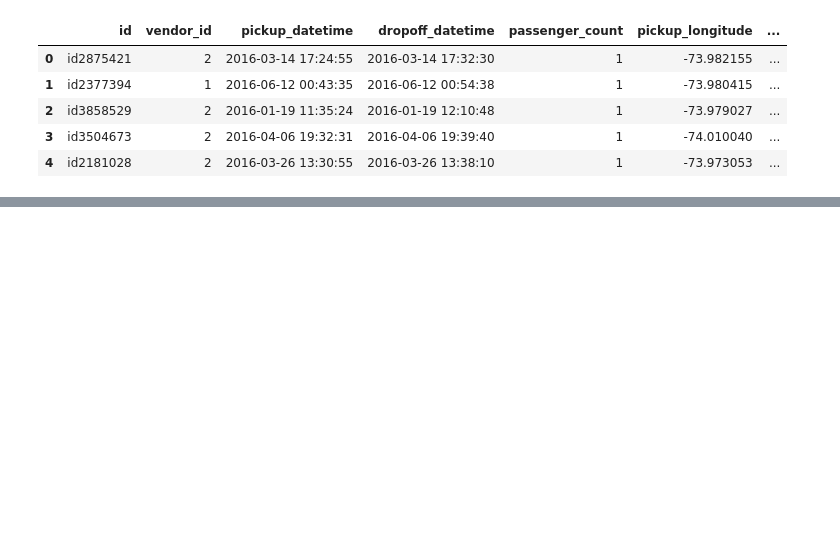
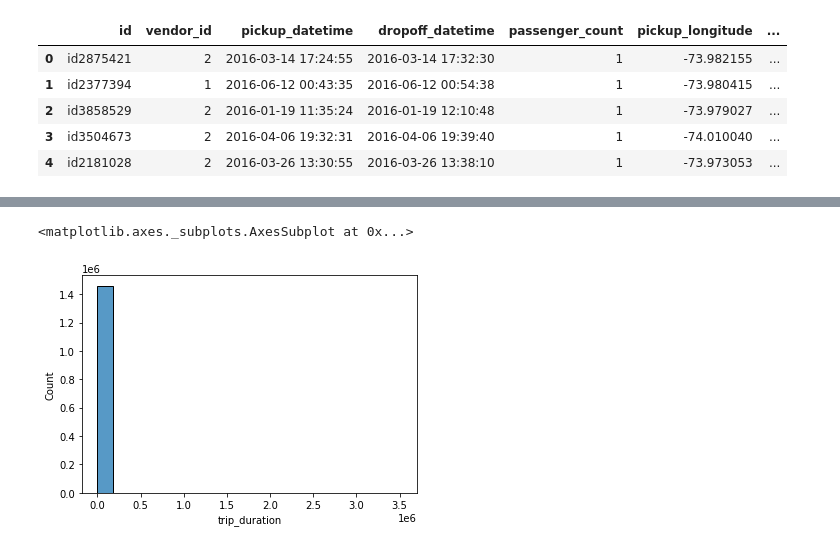
Before and after one commit to farhanraza200001/NYC-taxi-trip-time-prediction, a Jupyter notebook: NYC_Taxi_Trip_Time_Prediction_Capstone_Project.ipynb, the cells around one changed output, grey strips where cells are left out. Cells and saved outputs as stored; diff of their text form; code cells hidden in the pictures; blank space fills up the shorter version.

```diff
--- a/NYC_Taxi_Trip_Time_Prediction_Capstone_Project.ipynb
+++ b/NYC_Taxi_Trip_Time_Prediction_Capstone_Project.ipynb
@@ -36,2 +57,2 @@ Mounted at /content/drive
 # %%
-df = pd.read_csv('/content/drive/MyDrive/ML Supervised regression.NYC Taxi Trip Time production/Copy of NYC Taxi Data.csv')
+df = pd.read_csv('/content/drive/MyDrive/ML Supervised regression.NYC Taxi Trip Time prediction/Copy of NYC Taxi Data.csv')
@@ -46,0 +176,3 @@ df.head()
+# %%
+df['pickup_datetime']=pd.to_datetime(df['pickup_datetime'])
+df['dropoff_datetime']=pd.to_datetime(df['dropoff_datetime'])
@@ -46,0 +198,9 @@ df.head()
+# %%
+df['pickup_day']=df['pickup_datetime'].dt.day_name()
+df['dropoff_day']=df['dropoff_datetime'].dt.day_name()
+df['pickup_day_no']=df['pickup_datetime'].dt.weekday
+df['dropoff_day_no']=df['dropoff_datetime'].dt.weekday
+df['pickup_hour']=df['pickup_datetime'].dt.hour
+df['dropoff_hour']=df['dropoff_datetime'].dt.hour
+df['pickup_month']=df['pickup_datetime'].dt.month
+df['dropoff_month']=df['dropoff_datetime'].dt.month
@@ -46,0 +223,5 @@ df.head()
+# %%
+ sns.histplot(df['trip_duration'],kde=False,bins=20)
+# %% [output]
+<matplotlib.axes._subplots.AxesSubplot at 0x...>
+[figure, added]
```
Also changed, not shown: parts of 29 cells of this notebook.
